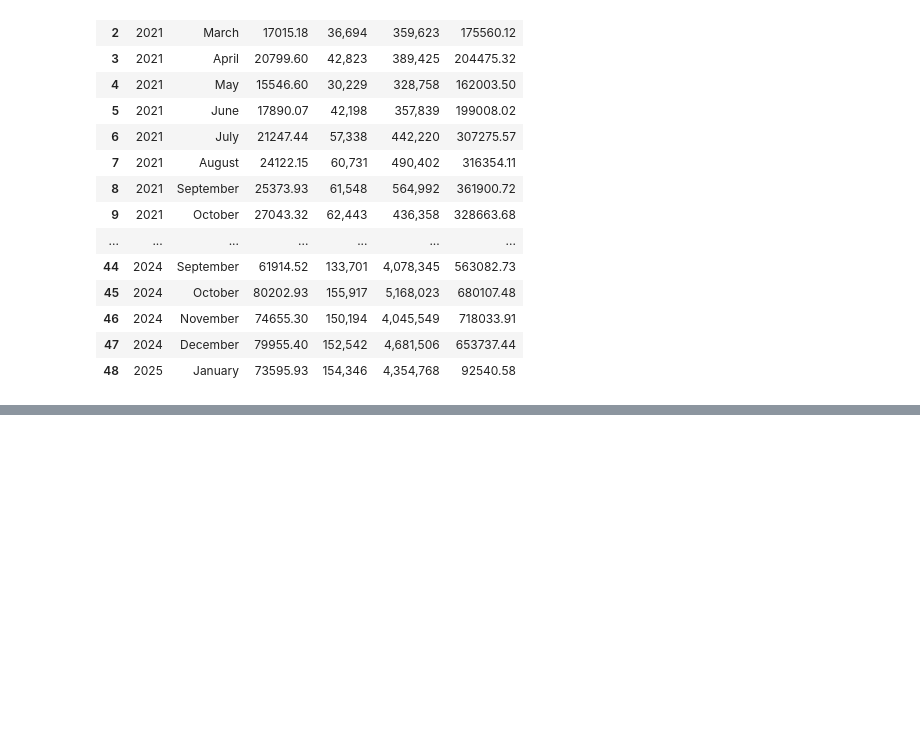
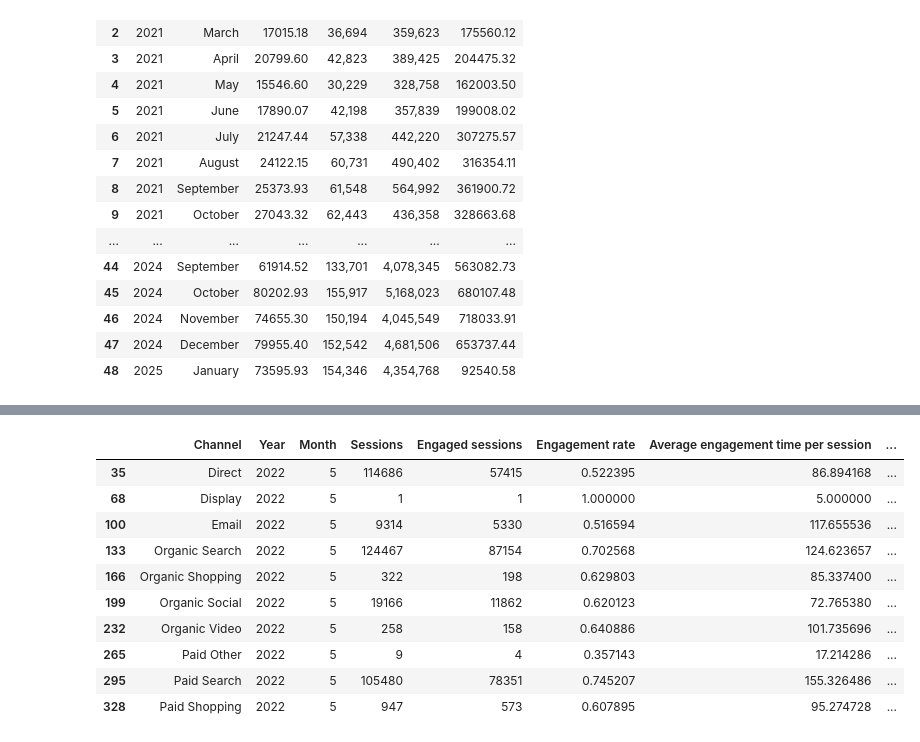
Before and after one commit to AdebolaShelby/ad-impact-analysis, a Jupyter notebook: ad-impact-analysis-cleaning.ipynb, the cells around one changed output, grey strips where cells are left out. Saved outputs shown, nothing was run; the diff lists cells and outputs as text; code cells hidden in the pictures; blank space fills up the shorter version.

Commit message:
added historical ga4 data

```diff
--- a/ad-impact-analysis-cleaning.ipynb
+++ b/ad-impact-analysis-cleaning.ipynb
@@ -148,0 +212,9 @@ df.head(50)
+# %%
+# Combine the current working directory with the relative path
+ga4_file = os.path.join("Resources", "Traffic_acquisition.csv")
+
+# Read the csv file with historical data from 2022 - 2024
+ga4_df = pd.read_csv(ga4_file)
+
+# Display the data table for preview
+ga4_df.head(10)
@@ -148,0 +233,11 @@ df.head(50)
+# %%
+# Ensure the date column is in datetime format
+ga4_df['Date'] = pd.to_datetime(ga4_df['Date'])
+
+# Create new columns for month, year, and day
+ga4_df['Year'] = ga4_df['Date'].dt.year
+ga4_df['Month'] = ga4_df['Date'].dt.month
+ga4_df['Day'] = ga4_df['Date'].dt.day
+
+# Display the first 10 rows of the dataframe to verify
+ga4_df.head(10)
@@ -148,0 +256,34 @@ df.head(50)
+# %%
+# Agggregate the total sessions, engaged sessions, engagement rate, average engagement time persession, event per session,
+# event count, key events, and total revenue, group by channel , year and month
+
+
+# Group by 'channel', 'Year', and 'Month' and aggregate the specified columns
+aggregated_ga4_df = ga4_df.groupby(['Channel', 'Year', 'Month']).agg({
+    'Sessions': 'sum',
+    'Engaged sessions': 'sum',
+    'Engagement rate': 'mean',
+    'Average engagement time per session': 'mean',
+    'Events per session': 'mean',
+    'Event count': 'sum',
+    'Key events': 'sum',
+    'Total revenue': 'sum'
+}).reset_index()
+
+# Sort the aggregated dataframe by 'Year' and 'Month' in ascending order
+aggregated_ga4_df = aggregated_ga4_df.sort_values(by=['Year', 'Month'], ascending=[True, True])
+
+# Display the aggregated dataframe
+aggregated_ga4_df.head(10)
+# %% [output]
+|  | Channel | Year | Month | Sessions | Engaged sessions | Engagement rate | Average engagement time per session | ... |
+| 35 | Direct | 2022 | 5 | 114686 | 57415 | 0.522395 | 86.894168 | ... |
+| 68 | Display | 2022 | 5 | 1 | 1 | 1.000000 | 5.000000 | ... |
+| 100 | Email | 2022 | 5 | 9314 | 5330 | 0.516594 | 117.655536 | ... |
+| 133 | Organic Search | 2022 | 5 | 124467 | 87154 | 0.702568 | 124.623657 | ... |
+| 166 | Organic Shopping | 2022 | 5 | 322 | 198 | 0.629803 | 85.337400 | ... |
+| 199 | Organic Social | 2022 | 5 | 19166 | 11862 | 0.620123 | 72.765380 | ... |
+| 232 | Organic Video | 2022 | 5 | 258 | 158 | 0.640886 | 101.735696 | ... |
+| 265 | Paid Other | 2022 | 5 | 9 | 4 | 0.357143 | 17.214286 | ... |
+| 295 | Paid Search | 2022 | 5 | 105480 | 78351 | 0.745207 | 155.326486 | ... |
+| 328 | Paid Shopping | 2022 | 5 | 947 | 573 | 0.607895 | 95.274728 | ... |
```
Also changed, not shown: parts of 10 cells of this notebook, 2 other files.
